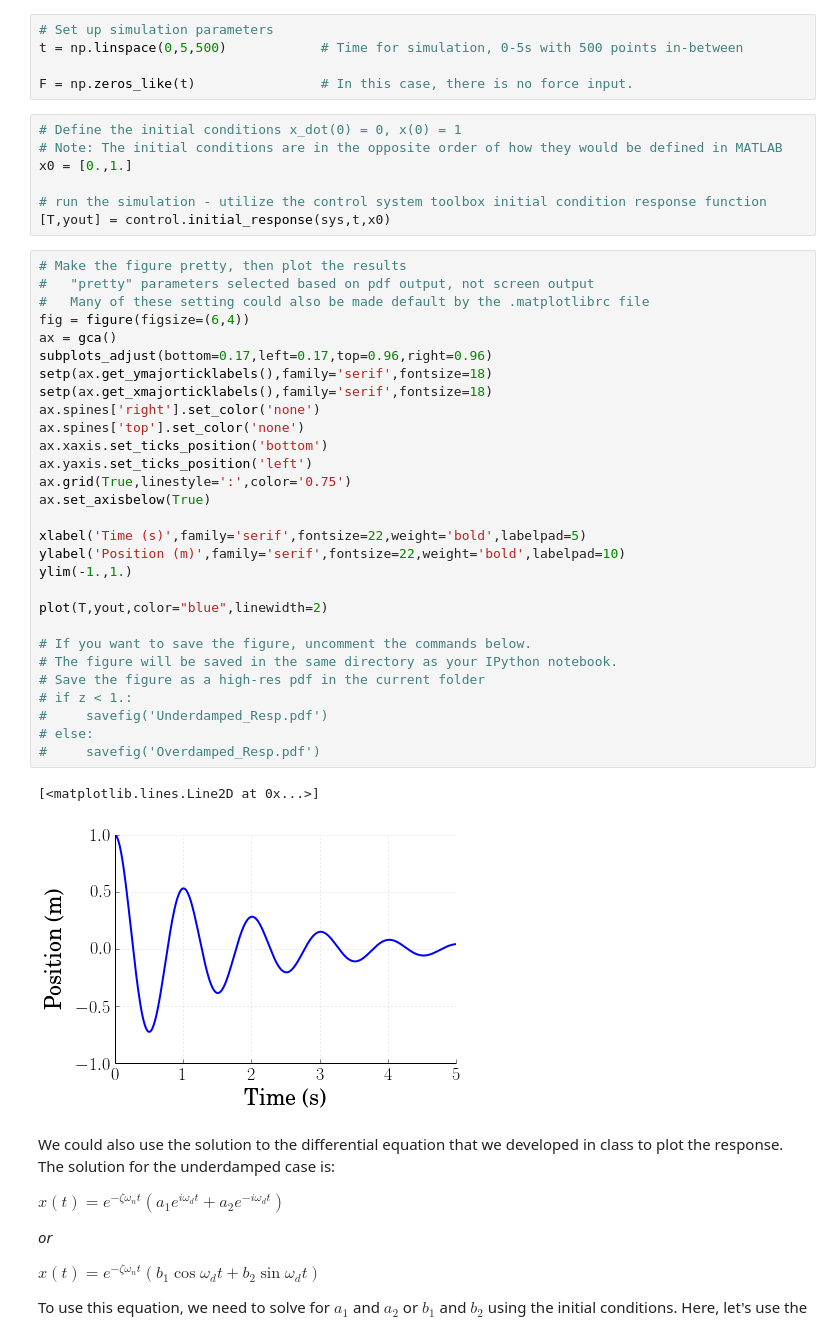
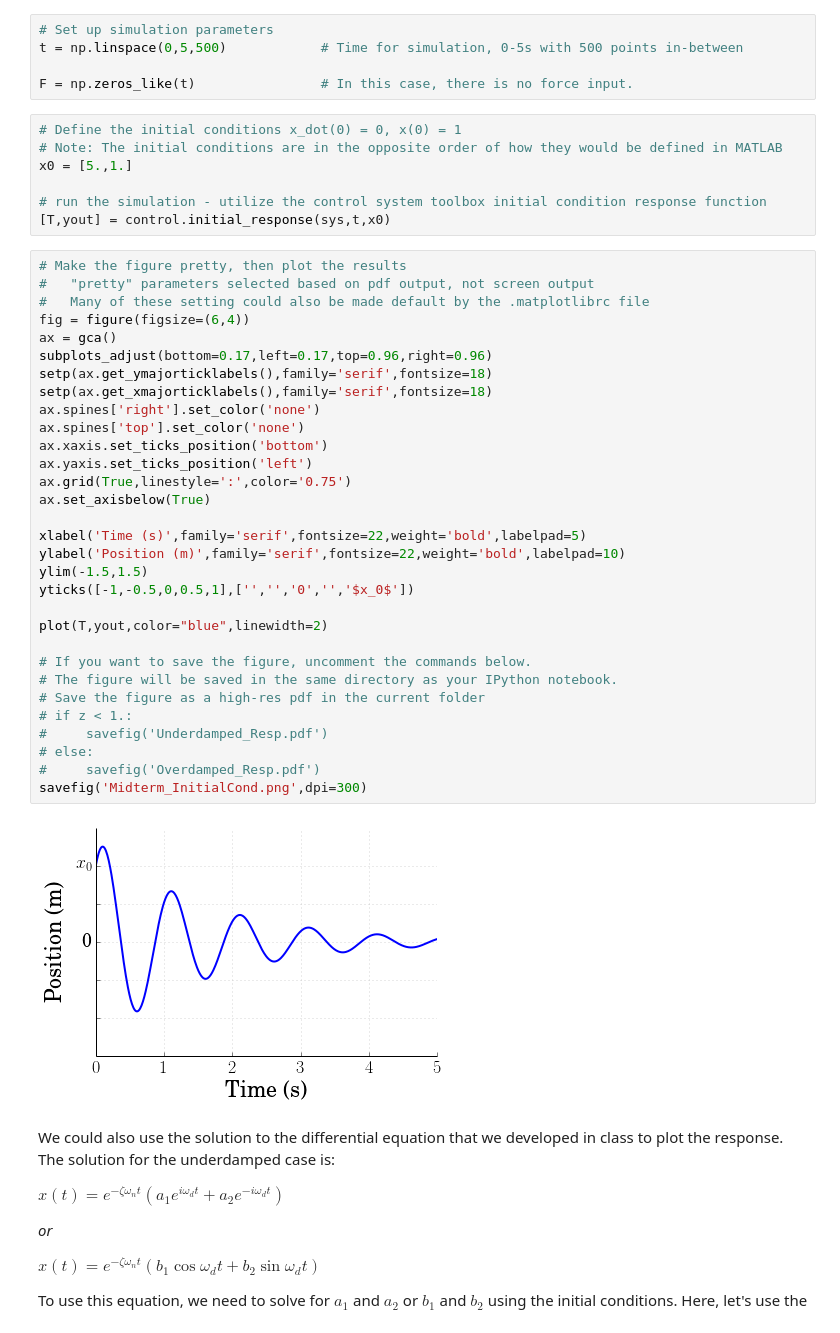
Before and after one commit to DocVaughan/MCHE485-Spring2014, a Jupyter notebook: IPython Notebooks/Mass Spring Damper - Free Vibration.ipynb, the cells around one changed output. Saved outputs shown, nothing was run; the diff lists cells and outputs as text.

```diff
--- a/IPython Notebooks/Mass Spring Damper - Free Vibration.ipynb
+++ b/IPython Notebooks/Mass Spring Damper - Free Vibration.ipynb
@@ -54,42 +54,43 @@ F = np.zeros_like(t)                # In this case, there is no force input.
 # %%
 # Define the initial conditions x_dot(0) = 0, x(0) = 1
 # Note: The initial conditions are in the opposite order of how they would be defined in MATLAB
-x0 = [0.,1.]
+x0 = [5.,1.]
 
 # run the simulation - utilize the control system toolbox initial condition response function
 [T,yout] = control.initial_response(sys,t,x0)
 # %%
 # Make the figure pretty, then plot the results
 #   "pretty" parameters selected based on pdf output, not screen output
 #   Many of these setting could also be made default by the .matplotlibrc file
 fig = figure(figsize=(6,4))
 ax = gca()
 subplots_adjust(bottom=0.17,left=0.17,top=0.96,right=0.96)
 setp(ax.get_ymajorticklabels(),family='serif',fontsize=18)
 setp(ax.get_xmajorticklabels(),family='serif',fontsize=18)
 ax.spines['right'].set_color('none')
 ax.spines['top'].set_color('none')
 ax.xaxis.set_ticks_position('bottom')
 ax.yaxis.set_ticks_position('left')
 ax.grid(True,linestyle=':',color='0.75')
 ax.set_axisbelow(True)
 
 xlabel('Time (s)',family='serif',fontsize=22,weight='bold',labelpad=5)
 ylabel('Position (m)',family='serif',fontsize=22,weight='bold',labelpad=10)
-ylim(-1.,1.)
+ylim(-1.5,1.5)
+yticks([-1,-0.5,0,0.5,1],['','','0','','$x_0$'])
 
 plot(T,yout,color="blue",linewidth=2)
 
 # If you want to save the figure, uncomment the commands below.
 # The figure will be saved in the same directory as your IPython notebook.
 # Save the figure as a high-res pdf in the current folder
 # if z < 1.:
 #     savefig('Underdamped_Resp.pdf')
 # else:
 #     savefig('Overdamped_Resp.pdf')
+savefig('Midterm_InitialCond.png',dpi=300)
 # %% [output]
-[<matplotlib.lines.Line2D at 0x...>]
-[figure, old version]
+[figure, new version]
 # %% [markdown]
 We could also use the solution to the differential equation that we developed in class to plot the response. The solution for the underdamped case is:
 
```
Also changed, not shown: parts of 1 cell of this notebook, 1 other file.
